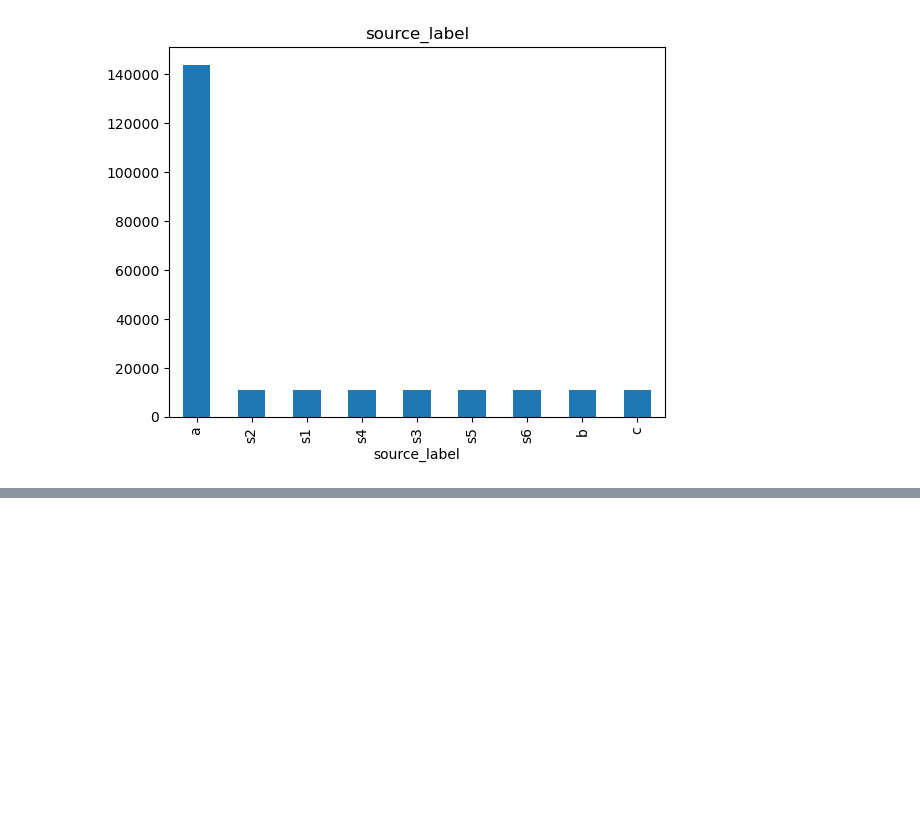
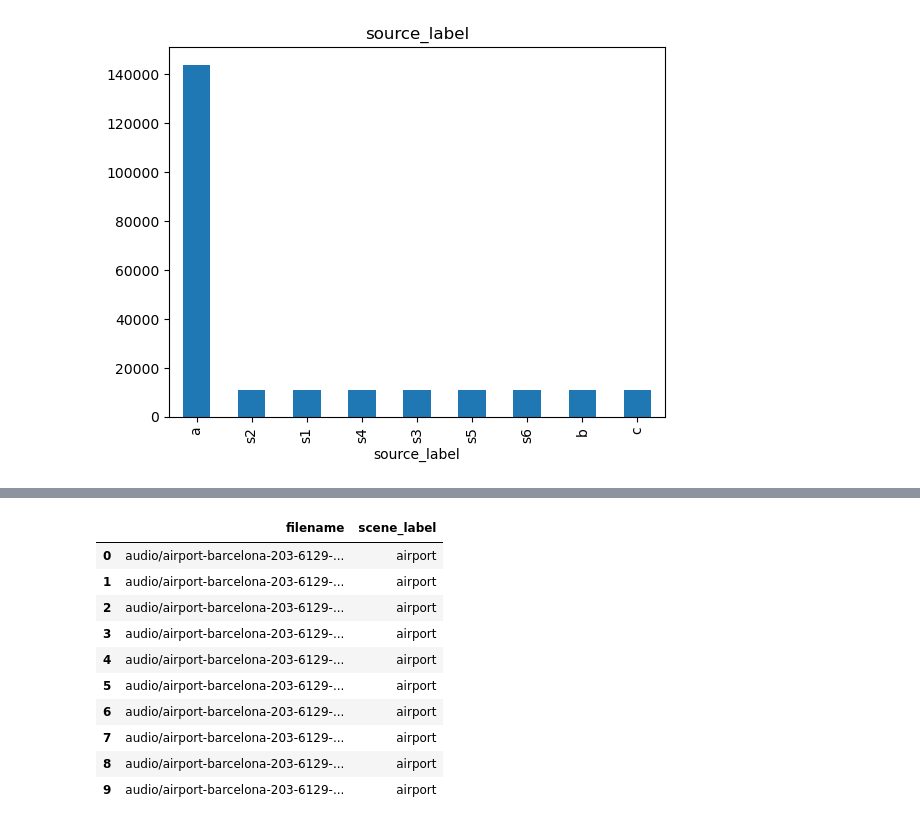
Before and after one commit to dragonsearch/DCASE-Task1, a Jupyter notebook: Data_info.ipynb, the cells around one changed output, grey strips where cells are left out. Saved outputs shown, nothing was run; the diff lists cells and outputs as text; code cells hidden in the pictures; blank space fills up the shorter version.

```diff
--- a/Data_info.ipynb
+++ b/Data_info.ipynb
@@ -221,0 +357,15 @@ plt.show()
+# %%
+df3 = pd.read_csv('/home/rodjuabu/DCASE-Task1/data/TAU-urban-acoustic-scenes-2022-mobile-development/evaluation_setup/fold1_evaluate.csv',sep = '\t')
+df3.head(10)
+# %% [output]
+|  | filename | scene_label |
+| 0 | audio/airport-barcelona-203-6129-... | airport |
+| 1 | audio/airport-barcelona-203-6129-... | airport |
+| 2 | audio/airport-barcelona-203-6129-... | airport |
+| 3 | audio/airport-barcelona-203-6129-... | airport |
+| 4 | audio/airport-barcelona-203-6129-... | airport |
+| 5 | audio/airport-barcelona-203-6129-... | airport |
+| 6 | audio/airport-barcelona-203-6129-... | airport |
+| 7 | audio/airport-barcelona-203-6129-... | airport |
+| 8 | audio/airport-barcelona-203-6129-... | airport |
+| 9 | audio/airport-barcelona-203-6129-... | airport |
```
Also changed, not shown: parts of 17 cells of this notebook.
